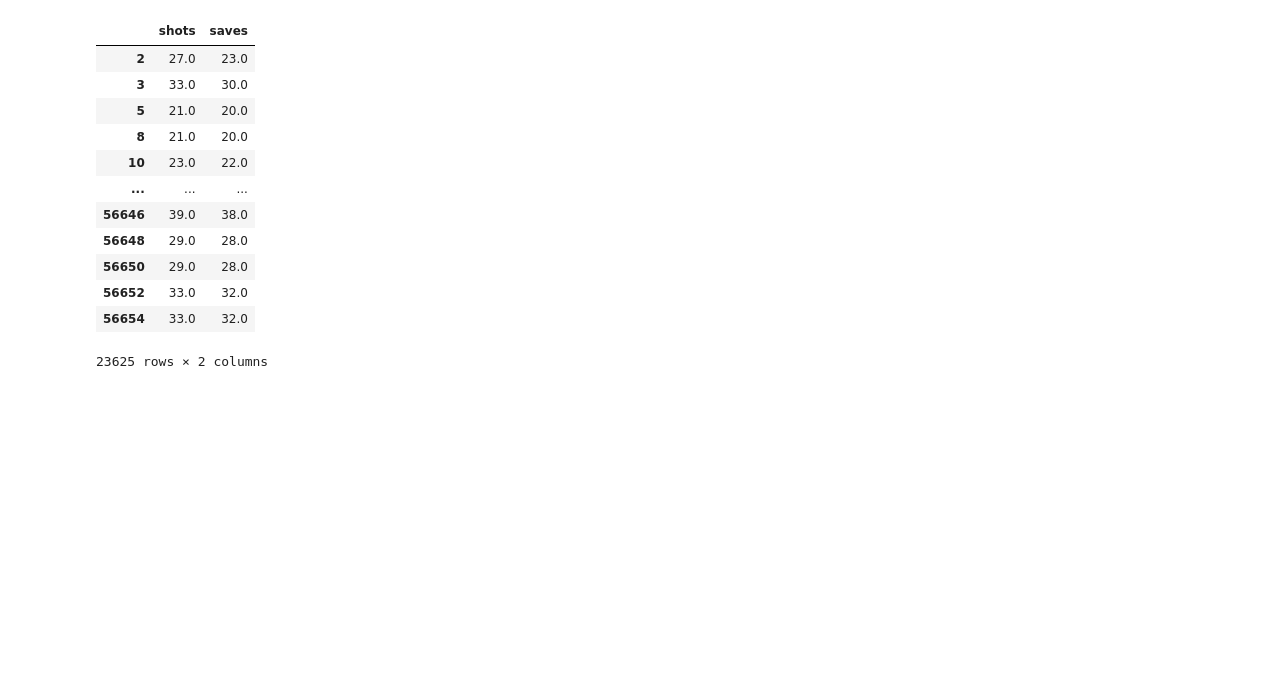
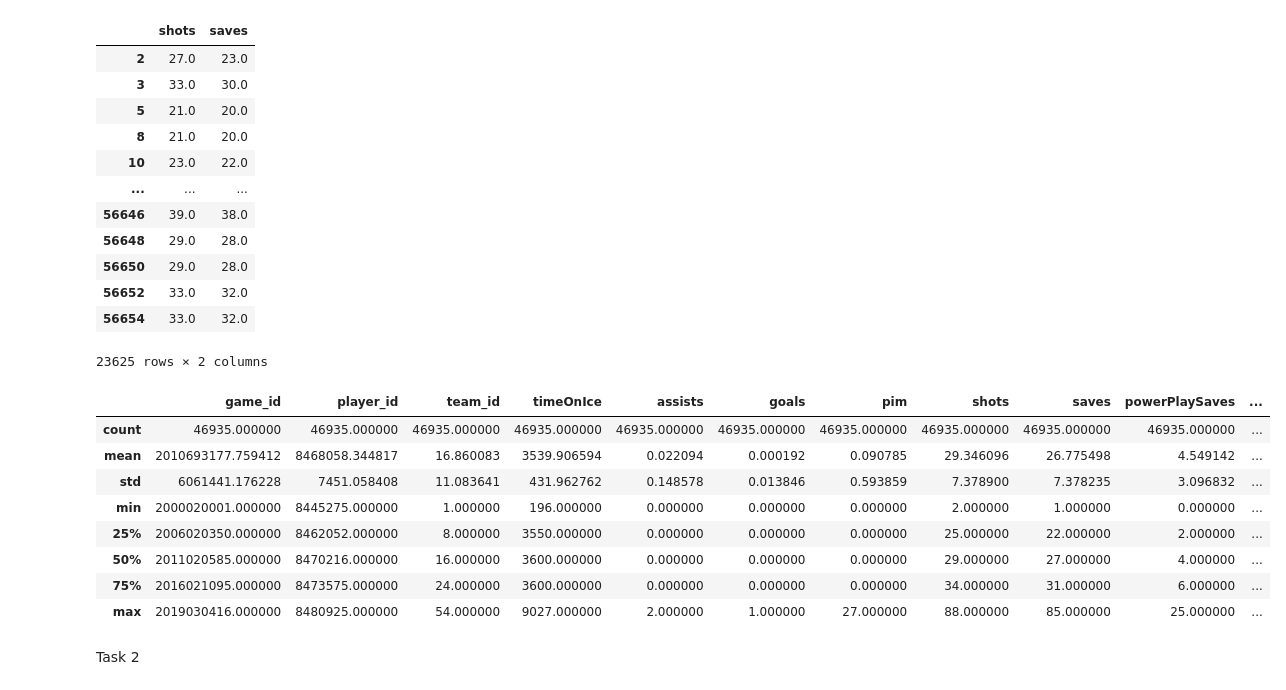
Before and after one commit to data301-2021-winter1/project-group56-project, a Jupyter notebook: notebooks/Rhys' Notebook.ipynb, the cells around one changed output. Saved outputs shown, nothing was run; the diff lists cells and outputs as text; code cells hidden in the pictures; blank space fills up the shorter version.

Commit message:
Done Task 2. Starting task 3: filtering rows.

```diff
--- a/notebooks/Rhys' Notebook.ipynb
+++ b/notebooks/Rhys' Notebook.ipynb
@@ -133,3 +134,17 @@ APINHLStatistics.loc[APINHLStatistics['decision'] == 'W', ['shots', 'saves']]
 | 56652 | 33.0 | 32.0 |
 | 56654 | 33.0 | 32.0 |
 23625 rows × 2 columns
+# %%
+APINHLStatistics.describe().apply(lambda s: s.apply(lambda x: format(x, 'f')))
+# %% [output]
+|  | game_id | player_id | team_id | timeOnIce | assists | goals | pim | shots | saves | powerPlaySaves | ... |
+| count | 46935.000000 | 46935.000000 | 46935.000000 | 46935.000000 | 46935.000000 | 46935.000000 | 46935.000000 | 46935.000000 | 46935.000000 | 46935.000000 | ... |
+| mean | 2010693177.759412 | 8468058.344817 | 16.860083 | 3539.906594 | 0.022094 | 0.000192 | 0.090785 | 29.346096 | 26.775498 | 4.549142 | ... |
+| std | 6061441.176228 | 7451.058408 | 11.083641 | 431.962762 | 0.148578 | 0.013846 | 0.593859 | 7.378900 | 7.378235 | 3.096832 | ... |
+| min | 2000020001.000000 | 8445275.000000 | 1.000000 | 196.000000 | 0.000000 | 0.000000 | 0.000000 | 2.000000 | 1.000000 | 0.000000 | ... |
+| 25% | 2006020350.000000 | 8462052.000000 | 8.000000 | 3550.000000 | 0.000000 | 0.000000 | 0.000000 | 25.000000 | 22.000000 | 2.000000 | ... |
+| 50% | 2011020585.000000 | 8470216.000000 | 16.000000 | 3600.000000 | 0.000000 | 0.000000 | 0.000000 | 29.000000 | 27.000000 | 4.000000 | ... |
+| 75% | 2016021095.000000 | 8473575.000000 | 24.000000 | 3600.000000 | 0.000000 | 0.000000 | 0.000000 | 34.000000 | 31.000000 | 6.000000 | ... |
+| max | 2019030416.000000 | 8480925.000000 | 54.000000 | 9027.000000 | 2.000000 | 1.000000 | 27.000000 | 88.000000 | 85.000000 | 25.000000 | ... |
+# %% [markdown]
+Task 2
```
Also changed, not shown: parts of 7 cells of this notebook.
